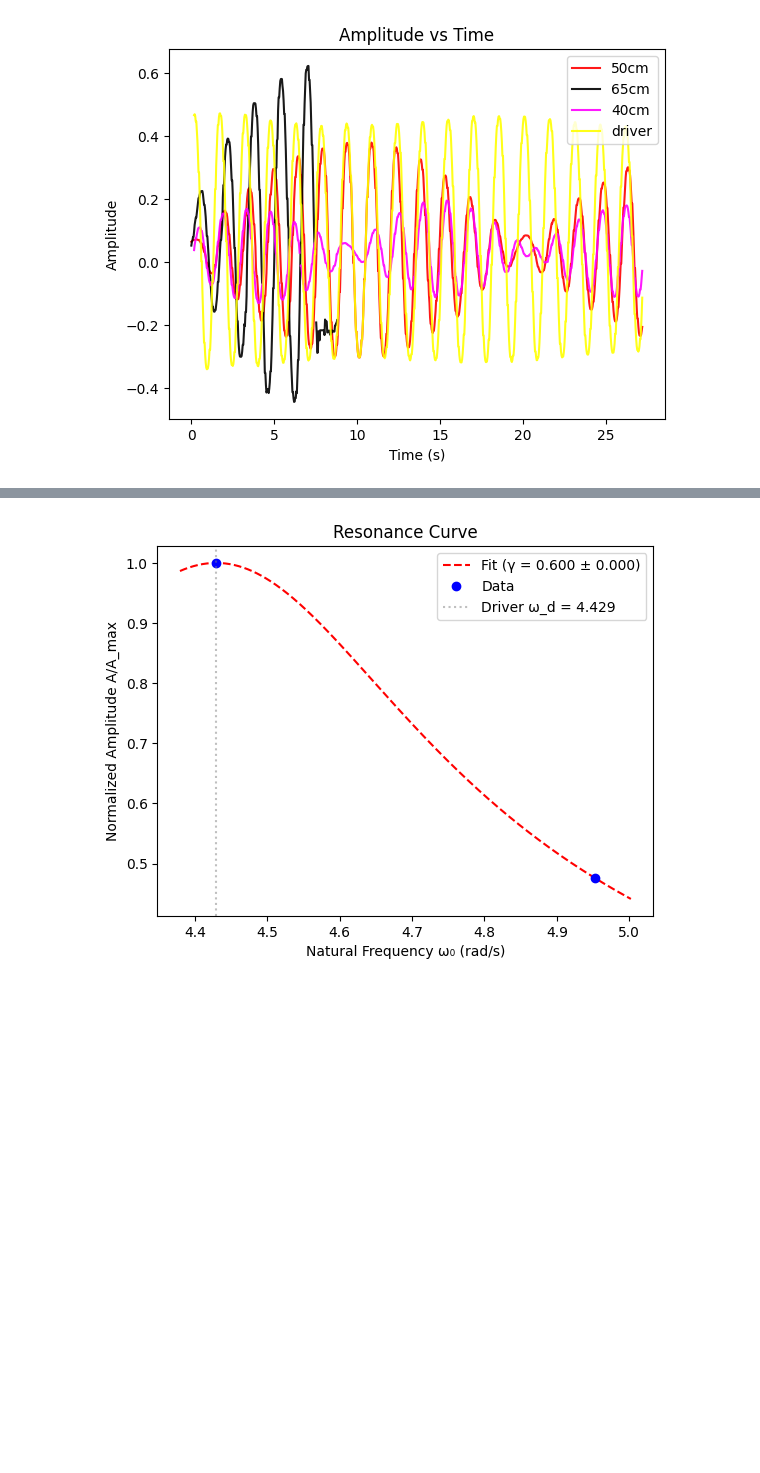
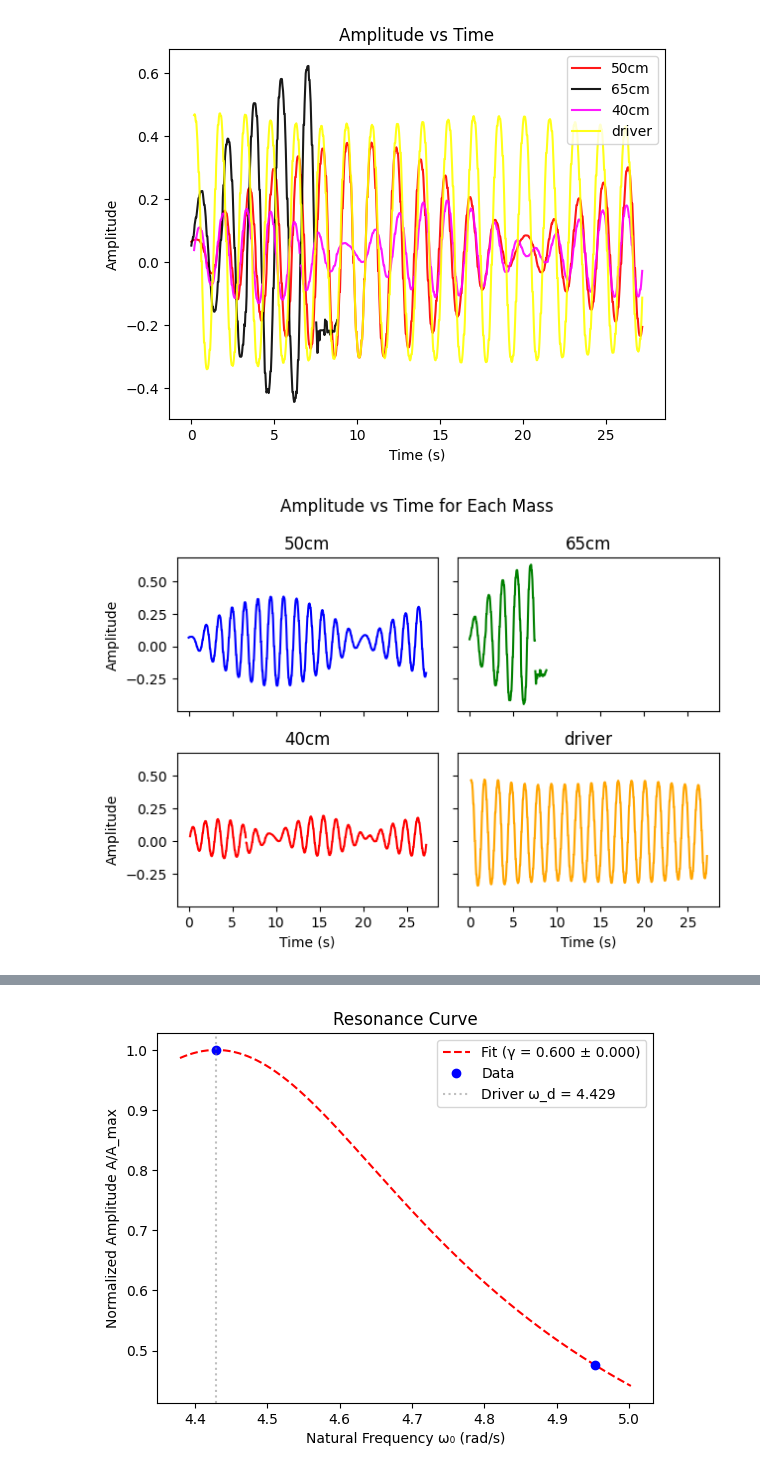
Before and after one commit to kij1n/physics-data-analysis, a Jupyter notebook: sessions/session2.ipynb, the cells around one changed output, grey strips where cells are left out. Cells and saved outputs as stored; diff of their text form; code cells hidden in the pictures; blank space fills up the shorter version.

```diff
--- a/sessions/session2.ipynb
+++ b/sessions/session2.ipynb
@@ -14,12 +14,14 @@ pendulums_data = PendulumsData(
 # %%
 cols = ['mass A', 'mass B', 'mass C', 'mass D']
 color_override = ["red", "black", "magenta", "yellow"]
 
 
 plot_all(pendulums_data, cols=cols, color_override=color_override)
 plt.show()
+plot_each(pendulums_data)
 # %% [output]
 [figure]
+[figure, added]
 # %%
 pendulums_data.drop_cols(["mass B", "mass D"])
 pendulums_data.data = pendulums_data.data.dropna()
```
Also changed, not shown: parts of 3 cells of this notebook, 1 other file.
